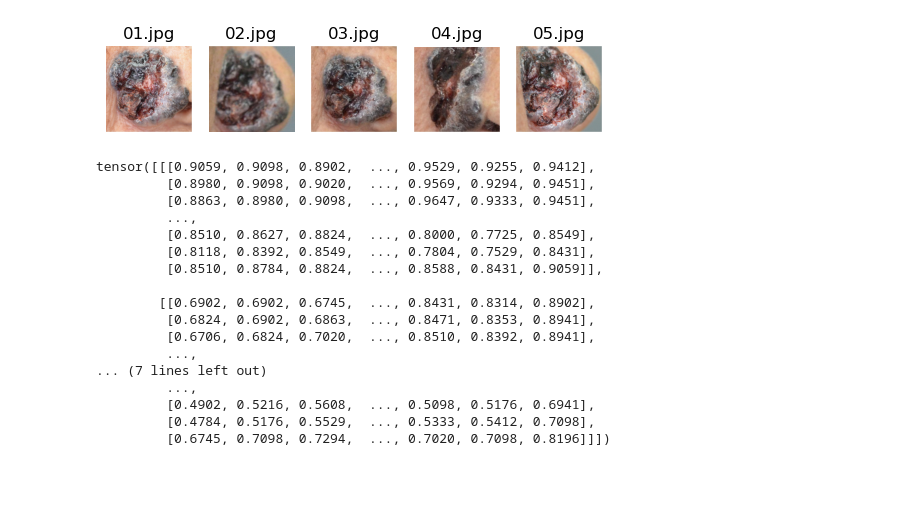
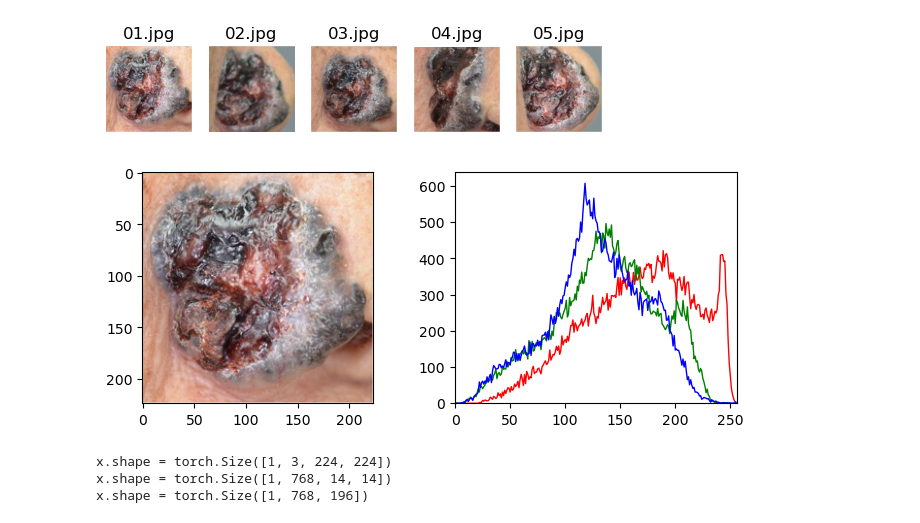
Before and after one commit to ohshane/NeuralNetwork, a Jupyter notebook: ViT/Attention.ipynb, the cells around one changed output. Saved outputs shown, nothing was run; the diff lists cells and outputs as text; code cells hidden in the pictures; blank space fills up the shorter version.

```diff
--- a/ViT/Attention.ipynb
+++ b/ViT/Attention.ipynb
@@ -25,23 +22,43 @@ for i in range(len(axs)):
 plt.show()
 # %% [output]
 [figure]
-# %%
-transform(images[0])
-# %% [output]
-tensor([[[0.9059, 0.9098, 0.8902,  ..., 0.9529, 0.9255, 0.9412],
-         [0.8980, 0.9098, 0.9020,  ..., 0.9569, 0.9294, 0.9451],
-         [0.8863, 0.8980, 0.9098,  ..., 0.9647, 0.9333, 0.9451],
-         ...,
-         [0.8510, 0.8627, 0.8824,  ..., 0.8000, 0.7725, 0.8549],
-         [0.8118, 0.8392, 0.8549,  ..., 0.7804, 0.7529, 0.8431],
-         [0.8510, 0.8784, 0.8824,  ..., 0.8588, 0.8431, 0.9059]],
-
-        [[0.6902, 0.6902, 0.6745,  ..., 0.8431, 0.8314, 0.8902],
-         [0.6824, 0.6902, 0.6863,  ..., 0.8471, 0.8353, 0.8941],
-         [0.6706, 0.6824, 0.7020,  ..., 0.8510, 0.8392, 0.8941],
-         ...,
-... (7 lines left out)
-         ...,
-         [0.4902, 0.5216, 0.5608,  ..., 0.5098, 0.5176, 0.6941],
-         [0.4784, 0.5176, 0.5529,  ..., 0.5333, 0.5412, 0.7098],
-         [0.6745, 0.7098, 0.7294,  ..., 0.7020, 0.7098, 0.8196]]])
+# %%
+image = Image.open(image_paths[0]).convert('RGB')
+image = image.resize((224,224))
+image = TF.pil_to_tensor(image).permute(1,2,0)
+
+R = cv2.calcHist([np.array(image)], [0], None, [256], [0, 256])
+G = cv2.calcHist([np.array(image)], [1], None, [256], [0, 256])
+B = cv2.calcHist([np.array(image)], [2], None, [256], [0, 256])
+
+fig, axs = plt.subplots(1,2, figsize=(8,3))
+axs[0].imshow(image)
+axs[1].plot(R, lw=1, c='red')
+axs[1].plot(G, lw=1, c='green')
+axs[1].plot(B, lw=1, c='blue')
+axs[1].set_xlim(0, 256)
+axs[1].set_ylim(0)
+plt.show()
+# %% [output]
+[figure, added]
+# %%
+transform = T.Compose([
+    T.Resize(224),
+    T.CenterCrop(224),
+    T.ToTensor(),
+])
+
+X = [transform(image).unsqueeze(0) for image in images]
+x = X[0]
+print(f"{x.shape = }")
+
+proj = nn.Conv2d(3, 768, 16, 16)
+x = proj(x)
+print(f"{x.shape = }") # patchsize x n_patches x n_patches = (3x16x16) x 14 x 14
+
+x = x.flatten(2)
+print(f"{x.shape = }") # sequence length of 196, embedded into 768 dimension. We are gonna need an additional <cls> token in the very front.
+# %% [output]
+x.shape = torch.Size([1, 3, 224, 224])
+x.shape = torch.Size([1, 768, 14, 14])
+x.shape = torch.Size([1, 768, 196])
```
Also changed, not shown: parts of 6 cells of this notebook, 16 other files.
